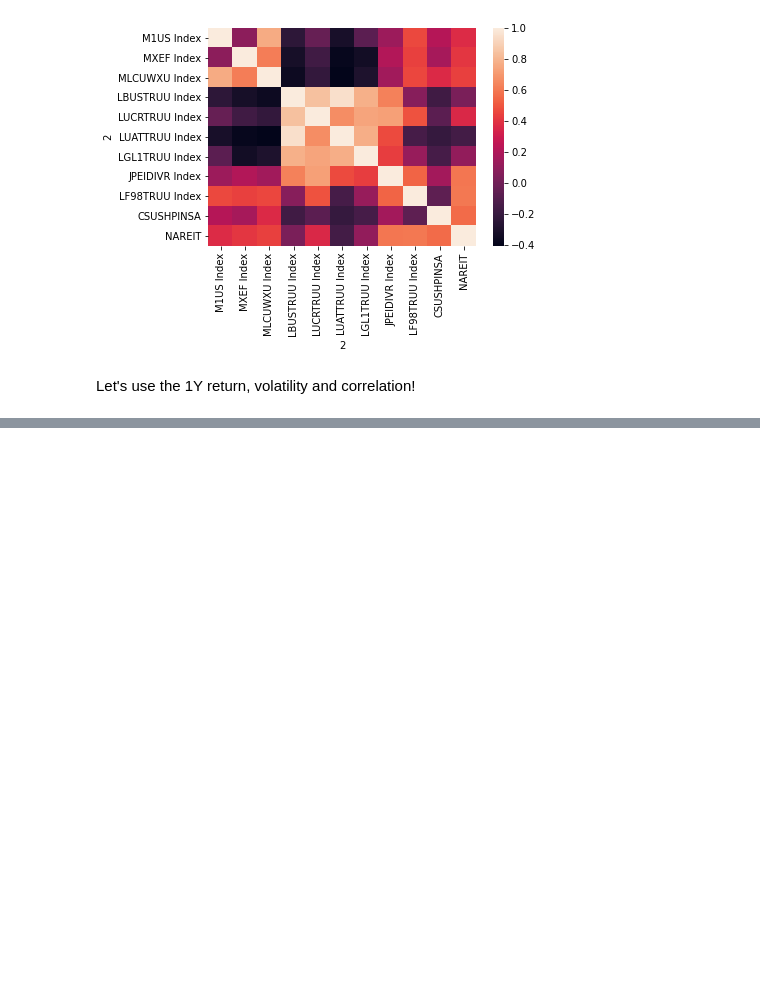
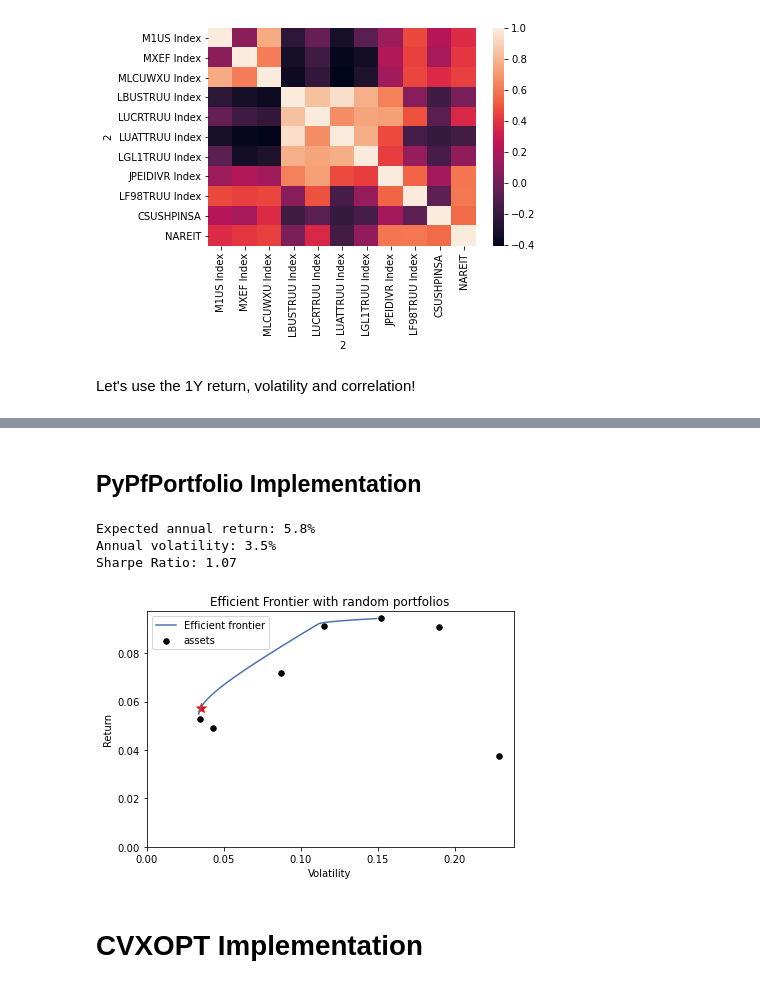
Before and after one commit to pradeeptadas/unison, a Jupyter notebook: UnisonPortOpt.ipynb, the cells around one changed output, grey strips where cells are left out. Cells and saved outputs as stored; diff of their text form; code cells hidden in the pictures; blank space fills up the shorter version.

```diff
--- a/UnisonPortOpt.ipynb
+++ b/UnisonPortOpt.ipynb
@@ -344,0 +297,27 @@ Index(['M1US Index', 'MXEF Index', 'LBUSTRUU Index', 'LUATTRUU Index',
+# %%
+def unconstrainedPO(mu, sigma, gamma = 1):
+    import numpy.linalg as LA
+    a = mu.shape[1]
+    sigmaInv = LA.inv(sigma)
+    ones = np.ones(len(sigmaInv)).reshape((a,1))
+    term2 = ((mu@sigmaInv@ones)/(ones.T@sigmaInv@ones))
+    term2 = term2[0,0]
+    term3 = mu.T - term2*ones
+    term3 = sigmaInv@term3
+    term4 = sigmaInv@ones/(ones.T@sigmaInv@ones)
+    h = term3 + term4
+    return h
+
+ret1YLog['Unison'] = 2.1*(ret1YLog['CSUSHPINSA'] + 0.1)
+cols = ['M1US Index', 'MXEF Index', 'LBUSTRUU Index', 'LUATTRUU Index', 'JPEIDIVR Index', 'LF98TRUU Index', 'NAREIT','Unison']
+ret1YLogFinal = ret1YLog[cols]
+
+cov = np.matrix(ret1YLogFinal.cov())
+gamma = 1
+mu = np.matrix(ret1YLogFinal.mean())
+
+h = unconstrainedPO(mu,cov)
+
+cols = cols
+df = pd.DataFrame({'Index Name': cols, 'Weights': weights[0]})
+df
@@ -395,3 +421,5 @@ def montecarlo():
+# %% [markdown]
+## PyPfPortfolio Implementation
 # %%
 def pyEffPortFlio(ret):
     from pypfopt import plotting
@@ -422,4 +450,6 @@ def pyEffPortFlio(ret):
 
     # Output
     ax.set_title("Efficient Frontier with random portfolios")
+    ax.set_ylim(ymin=0)
+    ax.set_xlim(xmin=0)
     plt.show()
@@ -428,3 +456,12 @@ def pyEffPortFlio(ret):
+# %%
+pyEffPortFlio(ret1MLog_wo_cs)
+# %% [output]
+Expected annual return: 5.8%
+Annual volatility: 3.5%
+Sharpe Ratio: 1.07
+[figure, added]
+# %% [markdown]
+# CVXOPT Implementation
 # %%
 import numpy as np
 import cvxopt as opt
```
Also changed, not shown: parts of 29 cells of this notebook, 3 other files.
